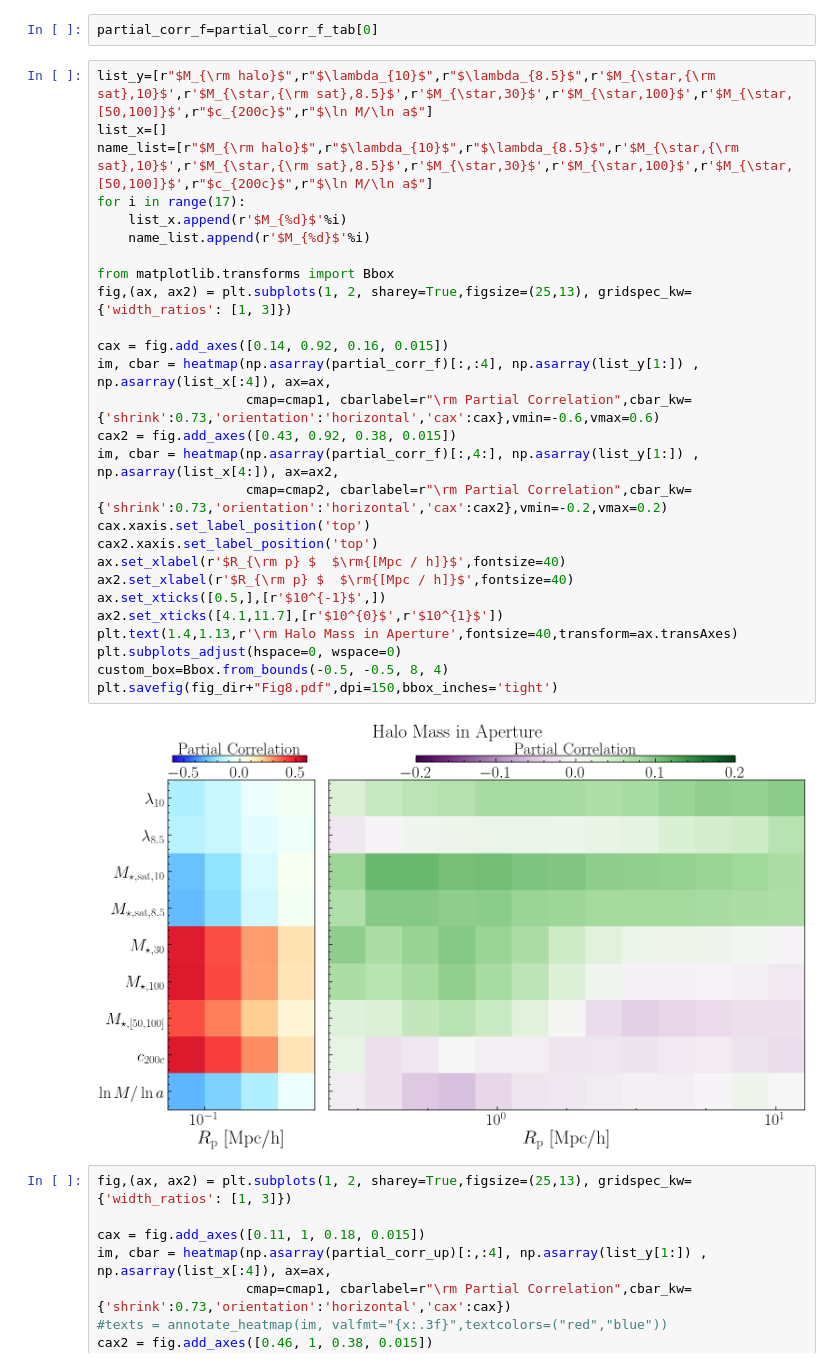
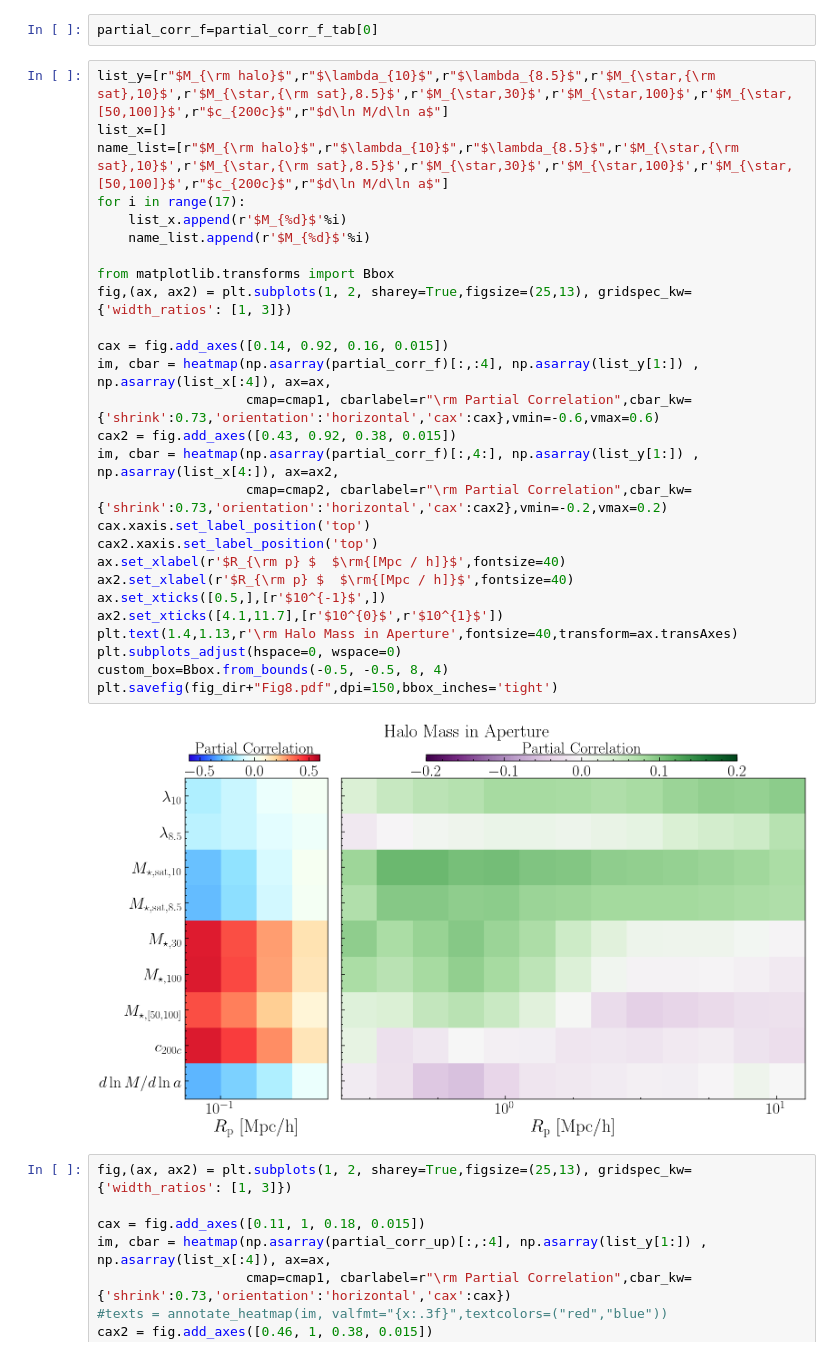
Before and after one commit to Xuchuyi/cenvssat, a Jupyter notebook: FigureNotebooks/Fig8.ipynb, the cells around one changed output. Drawn from its saved outputs; the diff is of its cells as text.

```diff
--- a/FigureNotebooks/Fig8.ipynb
+++ b/FigureNotebooks/Fig8.ipynb
@@ -558,34 +559,34 @@ with open(data_dir+'galaxies_tng300_072_hmc_13_hcog_partial_correlation.txt','rb
 # %%
 partial_corr_f=partial_corr_f_tab[0]
 # %%
-list_y=[r"$M_{\rm halo}$",r"$\lambda_{10}$",r"$\lambda_{8.5}$",r'$M_{\star,{\rm sat},10}$',r'$M_{\star,{\rm sat},8.5}$',r'$M_{\star,30}$',r'$M_{\star,100}$',r'$M_{\star,[50,100]}$',r"$c_{200c}$",r"$\ln M/\ln a$"]
+list_y=[r"$M_{\rm halo}$",r"$\lambda_{10}$",r"$\lambda_{8.5}$",r'$M_{\star,{\rm sat},10}$',r'$M_{\star,{\rm sat},8.5}$',r'$M_{\star,30}$',r'$M_{\star,100}$',r'$M_{\star,[50,100]}$',r"$c_{200c}$",r"$d\ln M/d\ln a$"]
 list_x=[]
-name_list=[r"$M_{\rm halo}$",r"$\lambda_{10}$",r"$\lambda_{8.5}$",r'$M_{\star,{\rm sat},10}$',r'$M_{\star,{\rm sat},8.5}$',r'$M_{\star,30}$',r'$M_{\star,100}$',r'$M_{\star,[50,100]}$',r"$c_{200c}$",r"$\ln M/\ln a$"]
+name_list=[r"$M_{\rm halo}$",r"$\lambda_{10}$",r"$\lambda_{8.5}$",r'$M_{\star,{\rm sat},10}$',r'$M_{\star,{\rm sat},8.5}$',r'$M_{\star,30}$',r'$M_{\star,100}$',r'$M_{\star,[50,100]}$',r"$c_{200c}$",r"$d\ln M/d\ln a$"]
 for i in range(17):
     list_x.append(r'$M_{%d}$'%i)
     name_list.append(r'$M_{%d}$'%i)
 
 from matplotlib.transforms import Bbox
 fig,(ax, ax2) = plt.subplots(1, 2, sharey=True,figsize=(25,13), gridspec_kw={'width_ratios': [1, 3]})
 
 cax = fig.add_axes([0.14, 0.92, 0.16, 0.015])
 im, cbar = heatmap(np.asarray(partial_corr_f)[:,:4], np.asarray(list_y[1:]) , np.asarray(list_x[:4]), ax=ax,
                    cmap=cmap1, cbarlabel=r"\rm Partial Correlation",cbar_kw={'shrink':0.73,'orientation':'horizontal','cax':cax},vmin=-0.6,vmax=0.6)
 cax2 = fig.add_axes([0.43, 0.92, 0.38, 0.015])
 im, cbar = heatmap(np.asarray(partial_corr_f)[:,4:], np.asarray(list_y[1:]) , np.asarray(list_x[4:]), ax=ax2,
                    cmap=cmap2, cbarlabel=r"\rm Partial Correlation",cbar_kw={'shrink':0.73,'orientation':'horizontal','cax':cax2},vmin=-0.2,vmax=0.2)
 cax.xaxis.set_label_position('top')
 cax2.xaxis.set_label_position('top')
 ax.set_xlabel(r'$R_{\rm p} $  $\rm{[Mpc / h]}$',fontsize=40)
 ax2.set_xlabel(r'$R_{\rm p} $  $\rm{[Mpc / h]}$',fontsize=40)
 ax.set_xticks([0.5,],[r'$10^{-1}$',])
 ax2.set_xticks([4.1,11.7],[r'$10^{0}$',r'$10^{1}$'])
 plt.text(1.4,1.13,r'\rm Halo Mass in Aperture',fontsize=40,transform=ax.transAxes)
 plt.subplots_adjust(hspace=0, wspace=0)
 custom_box=Bbox.from_bounds(-0.5, -0.5, 8, 4)
 plt.savefig(fig_dir+"Fig8.pdf",dpi=150,bbox_inches='tight')
 # %% [output]
-[figure, old version]
+[figure, new version]
 # %%
 fig,(ax, ax2) = plt.subplots(1, 2, sharey=True,figsize=(25,13), gridspec_kw={'width_ratios': [1, 3]})
 
```
Also changed, not shown: parts of 2 cells of this notebook, 7 other files.
